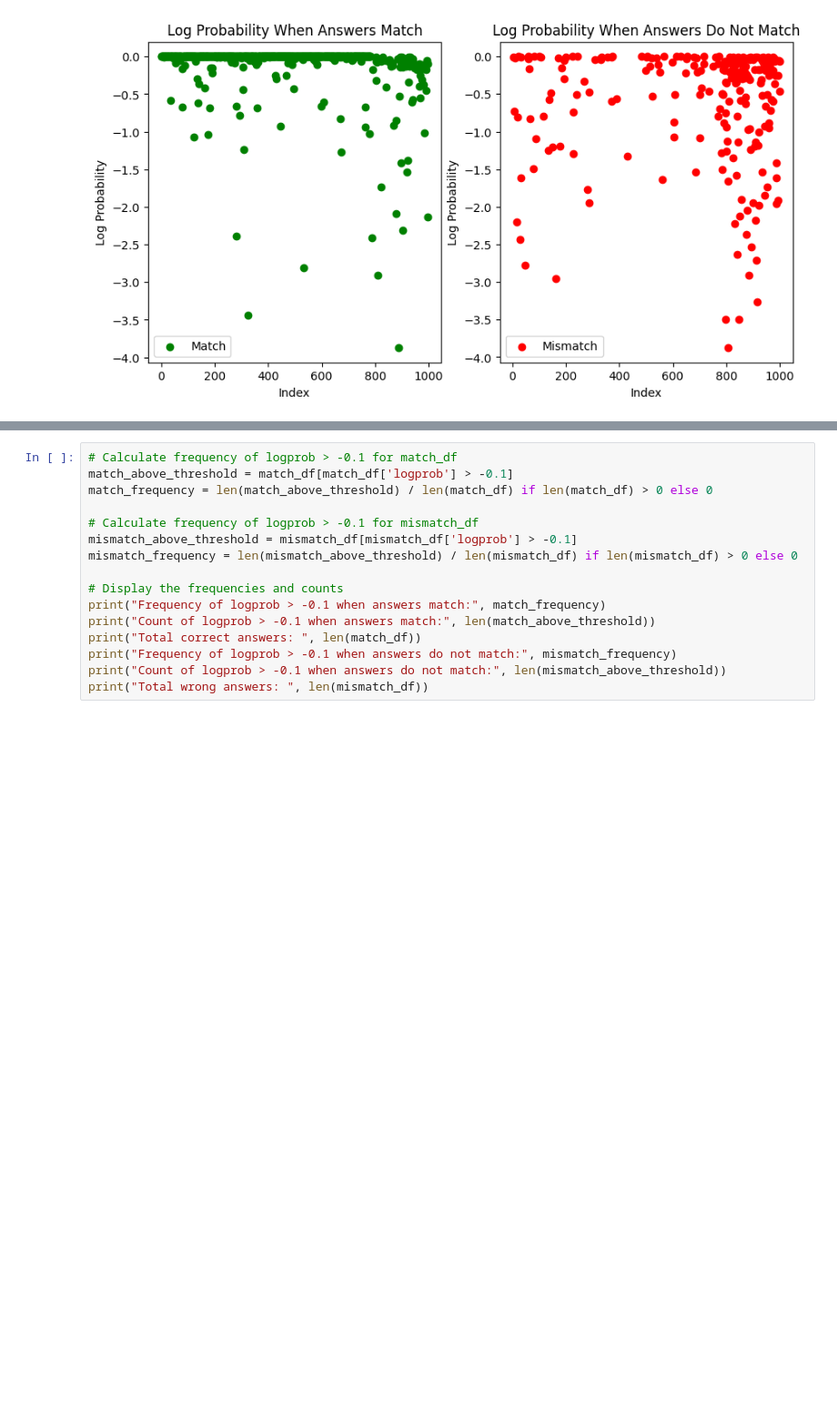
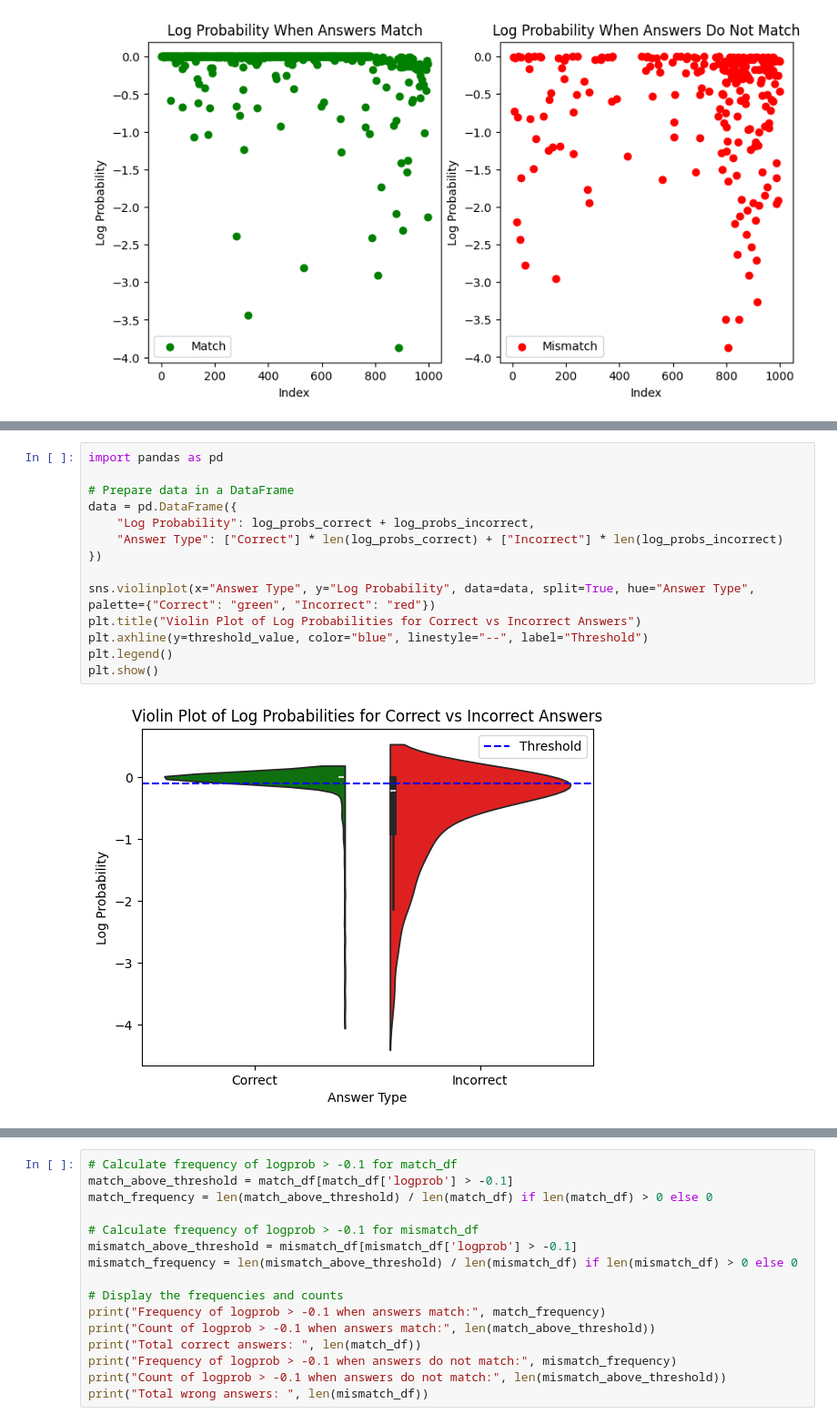
Before and after one commit to moizali01/llm-confidence-study, a Jupyter notebook: MMLU_Logprob_inference/analysis.ipynb, the cells around one changed output, grey strips where cells are left out. Shown at 91% size. Drawn from its saved outputs; the diff is of its cells as text; blank space fills up the shorter version.

```diff
--- a/MMLU_Logprob_inference/analysis.ipynb
+++ b/MMLU_Logprob_inference/analysis.ipynb
@@ -95,0 +174,16 @@ plt.legend()
+# %%
+import pandas as pd
+
+# Prepare data in a DataFrame
+data = pd.DataFrame({
+    "Log Probability": log_probs_correct + log_probs_incorrect,
+    "Answer Type": ["Correct"] * len(log_probs_correct) + ["Incorrect"] * len(log_probs_incorrect)
+})
+
+sns.violinplot(x="Answer Type", y="Log Probability", data=data, split=True, hue="Answer Type", palette={"Correct": "green", "Incorrect": "red"})
+plt.title("Violin Plot of Log Probabilities for Correct vs Incorrect Answers")
+plt.axhline(y=threshold_value, color="blue", linestyle="--", label="Threshold")
+plt.legend()
+plt.show()
+# %% [output]
+[figure, added]
```
Also changed, not shown: parts of 6 cells of this notebook, 1 other file.
